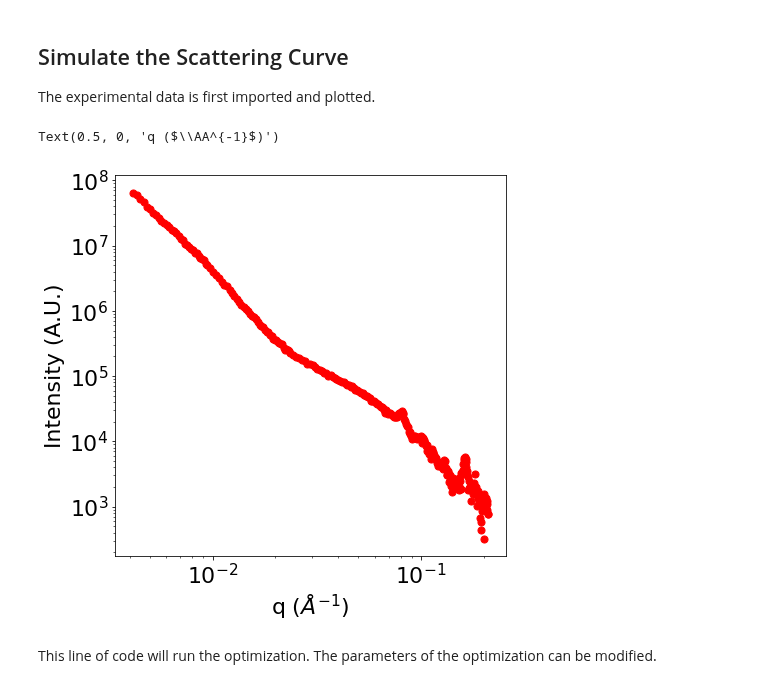
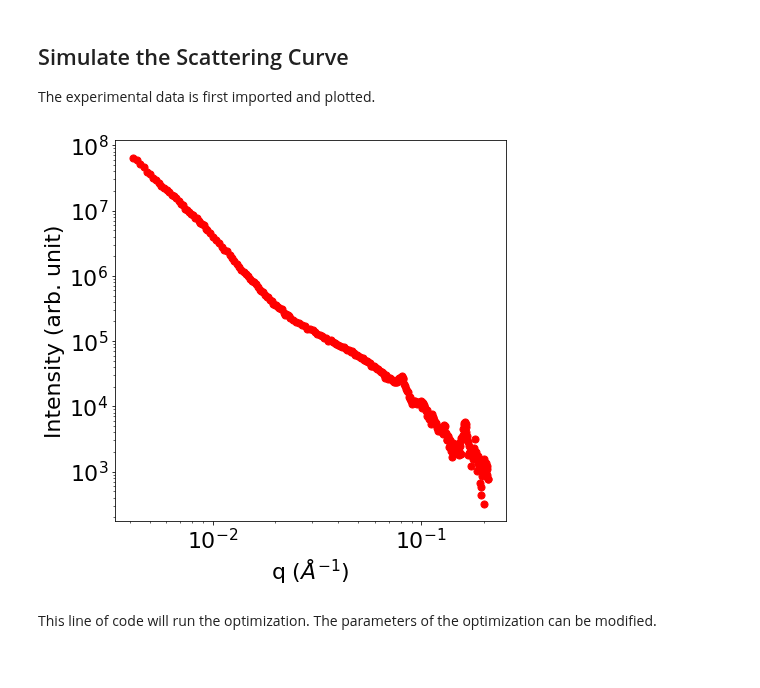
Before and after one commit to pozzo-research-group/MC-DFM, a Jupyter notebook: Notebooks/RhuA Sheets Fit Experimental Data.ipynb, the cells around one changed output. Saved outputs shown, nothing was run; the diff lists cells and outputs as text; code cells hidden in the pictures.

```diff
--- a/Notebooks/RhuA Sheets Fit Experimental Data.ipynb
+++ b/Notebooks/RhuA Sheets Fit Experimental Data.ipynb
@@ -295,17 +295,17 @@ The experimental data is first imported and plotted.
 # %%
 exp_data = np.load('../Data/RhuA/CaCl2_merged.npy')
 
 fig, ax = plt.subplots(figsize=(7,7))
 
 plt.scatter(exp_data[:,0], exp_data[:,1]*4e6, s=50, label = 'Exp Data', color = 'red')
 
+plt.ylabel('Intensity (arb. unit)')
+plt.xlabel('q ($\AA^{-1}$)')
+plt.xscale('log')
 plt.yscale('log')
-plt.xscale('log')
-plt.ylabel('Intensity (A.U.)')
-plt.xlabel('q ($\AA^{-1}$)')
+#plt.savefig('../Images/RhuA/Sheets_Exp_data.png', dpi=600, bbox_inches="tight")
 # %% [output]
-Text(0.5, 0, 'q ($\\AA^{-1}$)')
-[figure, old version]
+[figure, new version]
 # %% [markdown]
 This line of code will run the optimization. The parameters of the optimization can be modified.
 # %%
```
Also changed, not shown: parts of 1 cell of this notebook.
